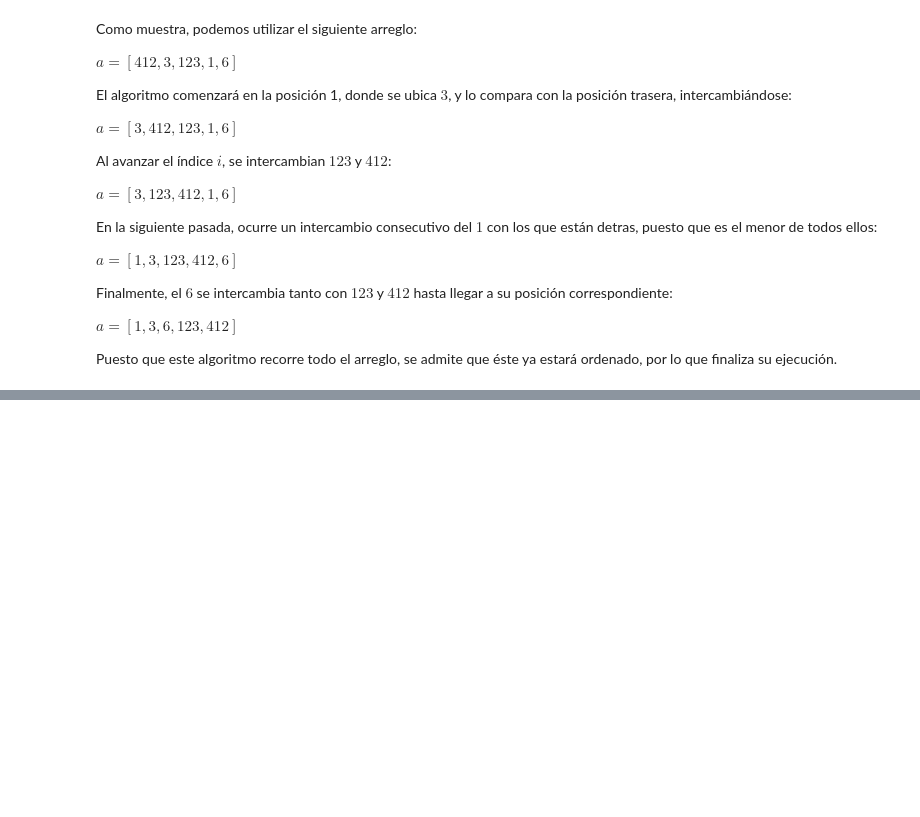
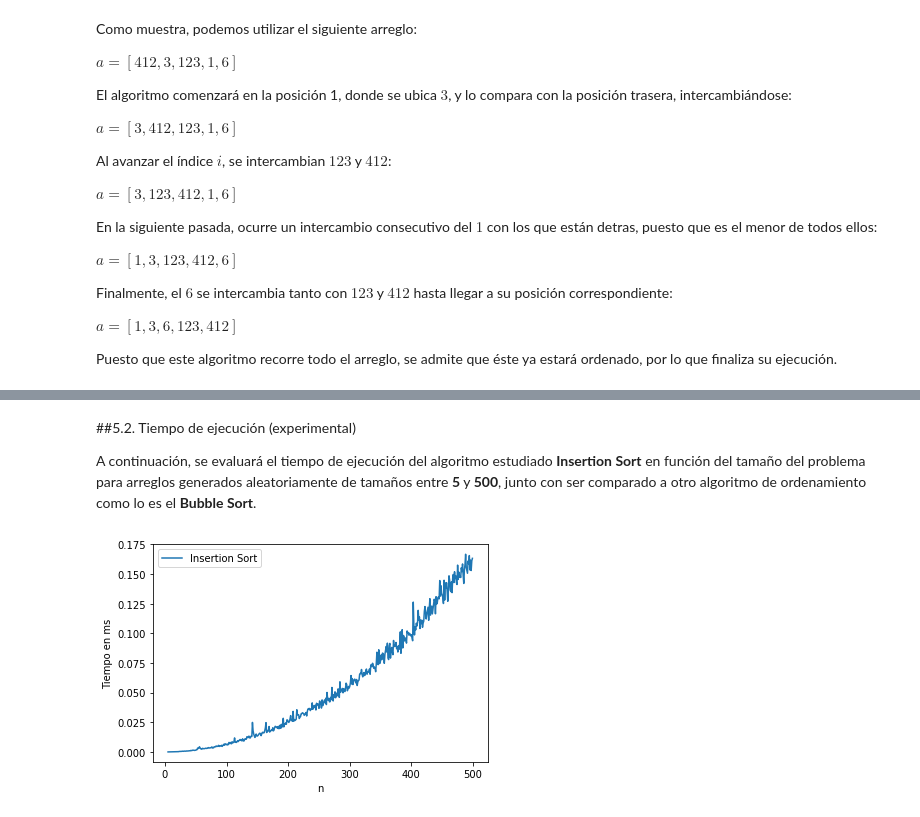
Before and after one commit to Sylver640/ADA-Informes, a Jupyter notebook: Informe_InsertionSort.ipynb, the cells around one changed output, grey strips where cells are left out. Saved outputs shown, nothing was run; the diff lists cells and outputs as text; code cells hidden in the pictures; blank space fills up the shorter version.

```diff
--- a/Informe_InsertionSort.ipynb
+++ b/Informe_InsertionSort.ipynb
@@ -83,0 +214,27 @@ Puesto que este algoritmo recorre todo el arreglo, se admite que éste ya estar
+# %% [markdown]
+##5.2. Tiempo de ejecución (experimental)
+
+A continuación, se evaluará el tiempo de ejecución del algoritmo estudiado **Insertion Sort** en función del tamaño del problema para arreglos generados aleatoriamente de tamaños entre **5** y **500**, junto con ser comparado a otro algoritmo de ordenamiento como lo es el **Bubble Sort**.
+# %%
+import matplotlib.pyplot as plt
+import datetime
+from timeit import repeat
+
+x = []; y = []
+
+for n in range(5, 500):
+  a = random.sample(range(1, 1000), n)
+
+  t = repeat(setup="from __main__ import insertion_sort", stmt = f"insertion_sort({a})", repeat = 1, number = 10)
+
+  x.append(n)
+  y.append(t)
+
+plt.plot(x,y)
+plt.legend(["Insertion Sort"])
+
+plt.xlabel('n')
+plt.ylabel('Tiempo en ms')
+plt.show()
+# %% [output]
+[figure, added]
```
Also changed, not shown: parts of 20 cells of this notebook.
